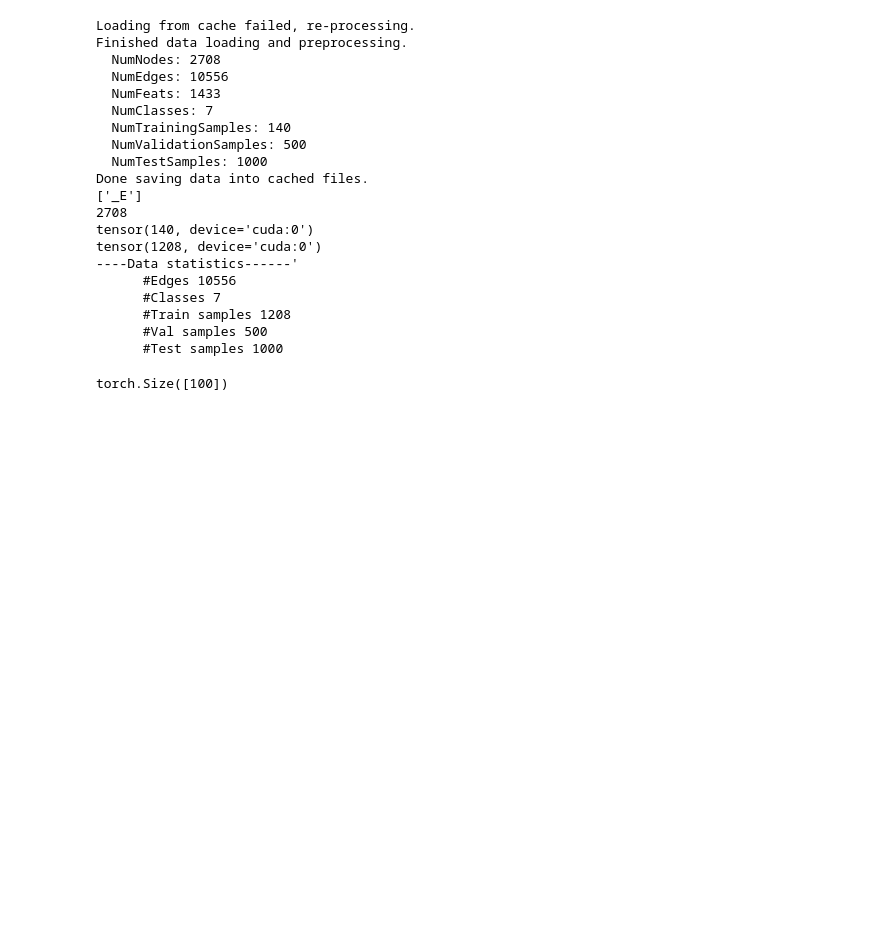
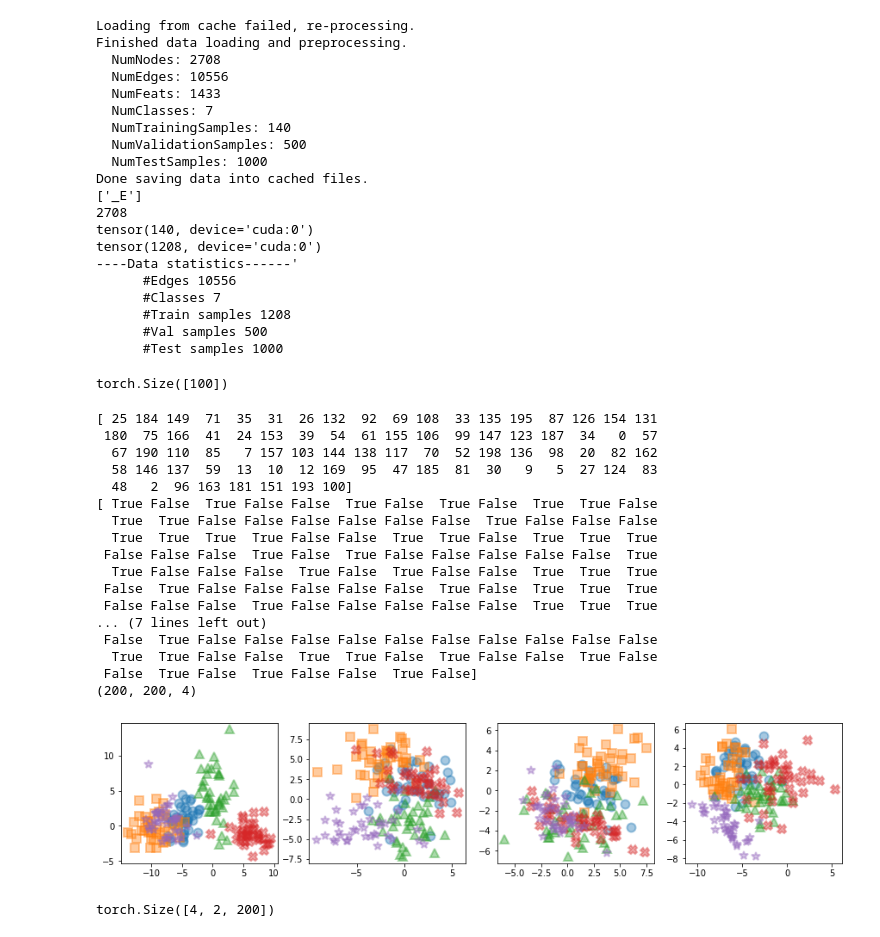
Before and after one commit to shaginhekvs/Graph-Transformer, a Jupyter notebook: learn_about_components.ipynb, the cells around one changed output. Drawn from its saved outputs; the diff is of its cells as text; code cells hidden in the pictures; blank space fills up the shorter version.

Commit message:
adding multi layer graph transformer

```diff
--- a/learn_about_components.ipynb
+++ b/learn_about_components.ipynb
@@ -559,0 +560,21 @@ input_x.shape
+# %%
+result = data_utils.generate_synthetic_dataset()
+# %% [output]
+[ 25 184 149  71  35  31  26 132  92  69 108  33 135 195  87 126 154 131
+ 180  75 166  41  24 153  39  54  61 155 106  99 147 123 187  34   0  57
+  67 190 110  85   7 157 103 144 138 117  70  52 198 136  98  20  82 162
+  58 146 137  59  13  10  12 169  95  47 185  81  30   9   5  27 124  83
+  48   2  96 163 181 151 193 100]
+[ True False  True False False  True False  True False  True  True False
+  True  True False False False False False False  True False False False
+  True  True  True  True False False  True  True False  True  True  True
+ False False False  True False  True False False False False False  True
+  True False False False  True False  True False False  True  True  True
+ False  True False False False False False  True False  True  True  True
+ False False False  True False False False False False  True  True  True
+... (7 lines left out)
+ False  True False False False False False False False False False False
+  True  True False False  True  True False  True False False  True False
+ False  True False  True False False  True False]
+(200, 200, 4)
+[figure, added]
@@ -559,0 +583,4 @@ input_x.shape
+# %%
+result[1].transpose(1,2).shape
+# %% [output]
+torch.Size([4, 2, 200])
```
Also changed, not shown: parts of 3 cells of this notebook, 8 other files.
